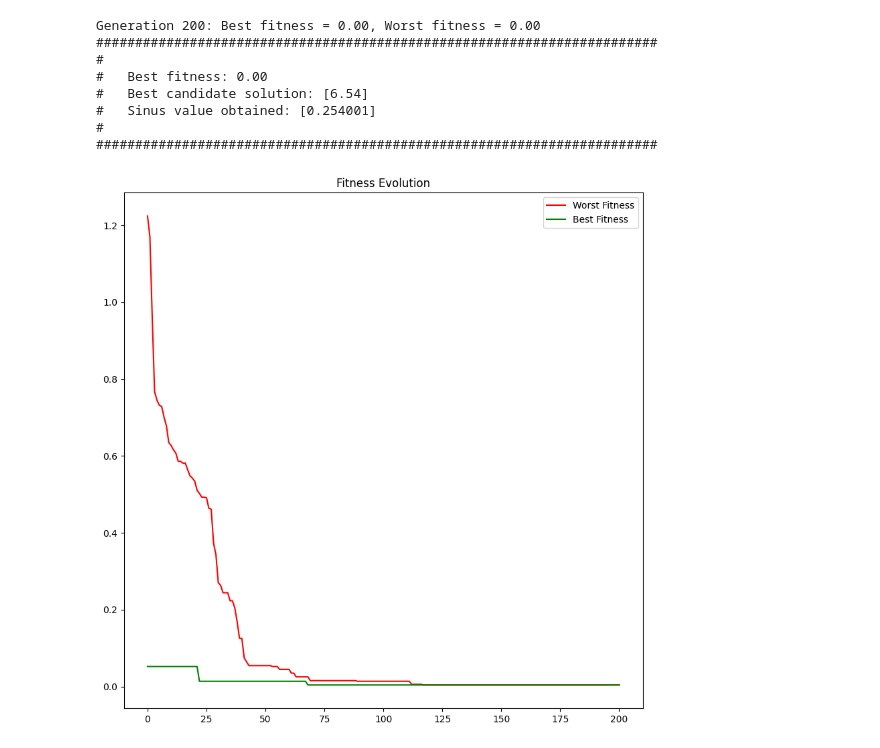
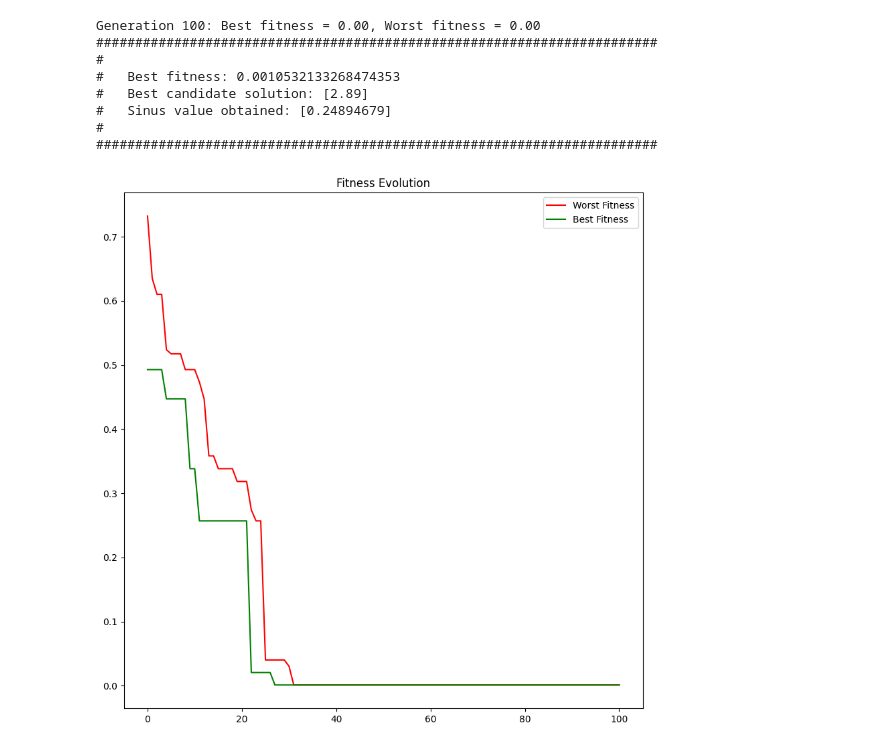
Before and after one commit to up220672/GeneticAlgorithms, a Jupyter notebook: GeneticAlgorithm.ipynb, the cells around one changed output. Cells and saved outputs as stored; diff of their text form; code cells hidden in the pictures.

```diff
--- a/GeneticAlgorithm.ipynb
+++ b/GeneticAlgorithm.ipynb
@@ -15,7 +15,9 @@ class Genetic_Algorithm:
         offset,
         size_population,
         generations,
-        min_fitness_value=0.0
+        pm,
+        min_fitness_value=0.0,
+        show_output=True
     ):
         self.n_genes = n_genes
         self.n_alleles = n_alleles
@@ -25,8 +27,10 @@ class Genetic_Algorithm:
         self.size_population = size_population
         self.chromosomes = []
         self.fitness = []
+        self.generations = generations
+        self.pm = pm
         self.min_fitness_value = min_fitness_value
-        self.generations = generations
+        self.show_output = show_output
 
     def init_population(self):
         self.chromosomes = np.array([[1 if np.random.rand() > 0.5 else 0 for j in range(self.total_alleles)]for i in range(self.size_population) ])
@@ -55,6 +59,9 @@ class Genetic_Algorithm:
             sum += prob_ind_i
         return i
 
+    def tournament_selection(self, tournament_size=3):
+        pass
+
     def crossover(self, parent1, parent2):
         crossover_point = np.random.randint(0, self.total_alleles)
         offspring = []
@@ -62,6 +69,12 @@ class Genetic_Algorithm:
         offspring.append(np.concatenate((parent2[0:crossover_point], parent1[crossover_point:])))
         offspring = np.array(offspring)
         return offspring
+
+    def uniform_mutation(self, chromosome):
+        mutated_chromosomes = [
+            not(chromosome[i]) if np.random.rand() <= self.pm else chromosome[i] for i in range(self.total_alleles)
+        ]
+        return np.array(mutated_chromosomes)
 
     def start(self):
         np.random.seed(0)
@@ -79,8 +92,9 @@ class Genetic_Algorithm:
                 self.chromosomes[id_parent1],
                 self.chromosomes[id_parent2]
             )
-            self.chromosomes = np.vstack((self.chromosomes, offspring))
-            offspring_fitness = np.array([ff.fitness_evaluation(offspring[i], self.n_genes, self.n_alleles, self.scale, self.offset) for i in range(2)])
+            offspring_mutated = np.array([self.uniform_mutation(offspring[i]) for i in range(2)])
+            self.chromosomes = np.vstack((self.chromosomes, offspring_mutated))
+            offspring_fitness = np.array([ff.fitness_evaluation(offspring_mutated[i], self.n_genes, self.n_alleles, self.scale, self.offset) for i in range(2)])
             self.fitness = np.vstack((self.fitness, offspring_fitness))
             self.sort_population()
             self.chromosomes = self.chromosomes[0:self.size_population]
@@ -90,7 +104,7 @@ class Genetic_Algorithm:
             worst_fitness = self.fitness[-1][0]
             array_best_fitness.append(best_fitness)
             array_worst_fitness.append(worst_fitness)
-            if generation_counter % (self.generations//10) == 0:
+            if generation_counter % (self.generations//10) == 0 and self.show_output:
                 clear_output(wait=True)
                 #time.sleep(0.1)
                 print(f"Generation {generation_counter}: Best fitness = {best_fitness:.2f}, Worst fitness = {worst_fitness:.2f}")
@@ -105,15 +119,24 @@ class Genetic_Algorithm:
             self.offset
         )
 # %%
-Genetic_Algorithm1 = Genetic_Algorithm(1, 10, 100, 0, 30, 200)
+Genetic_Algorithm1 = Genetic_Algorithm(
+    n_genes=1,
+    n_alleles=10,
+    scale=100,
+    offset=0,
+    size_population=5,
+    generations=100,
+    pm=0.05,
+)
+
 Genetic_Algorithm1.start()
 # %% [output]
-Generation 200: Best fitness = 0.00, Worst fitness = 0.00
+Generation 100: Best fitness = 0.00, Worst fitness = 0.00
 ########################################################################
 #
-#   Best fitness: 0.00
-#   Best candidate solution: [6.54]
-#   Sinus value obtained: [0.254001]
+#   Best fitness: 0.0010532133268474353
+#   Best candidate solution: [2.89]
+#   Sinus value obtained: [0.24894679]
 #
 ########################################################################
-[figure, old version]
+[figure, new version]
```
